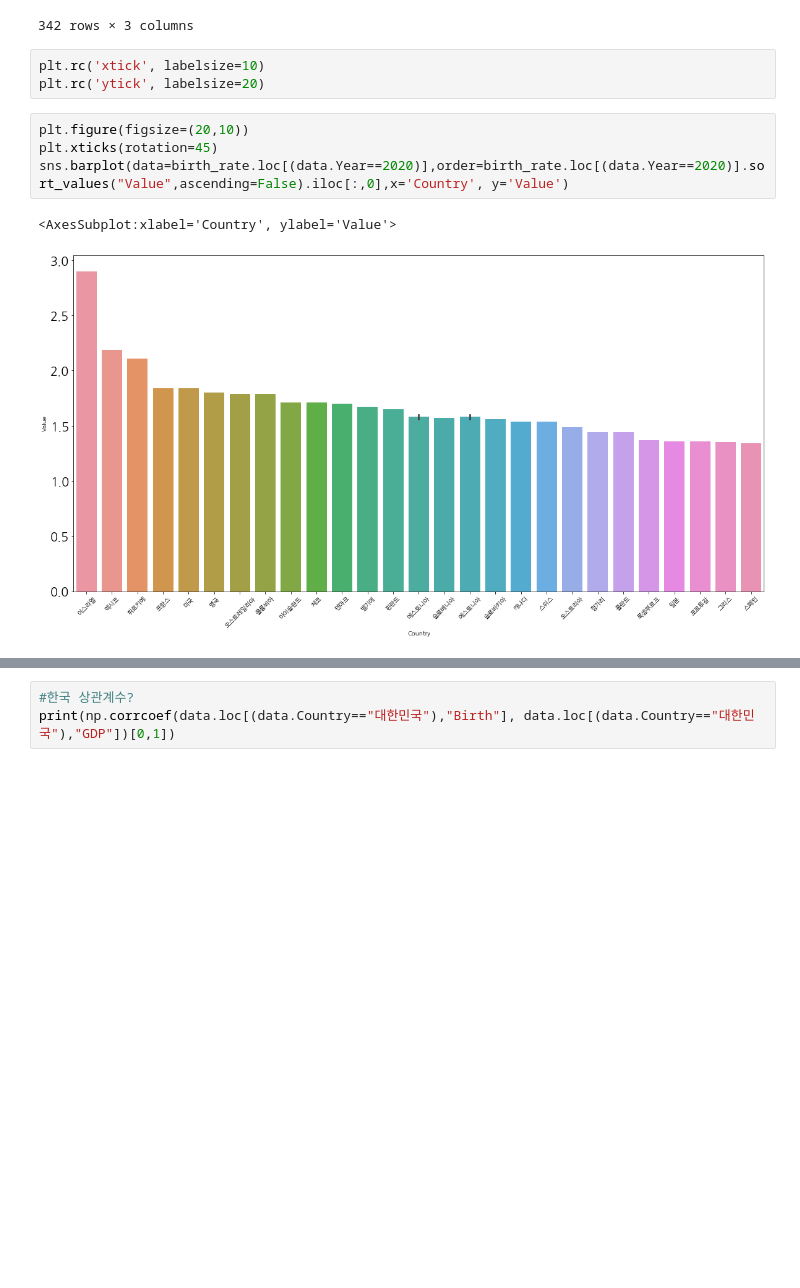
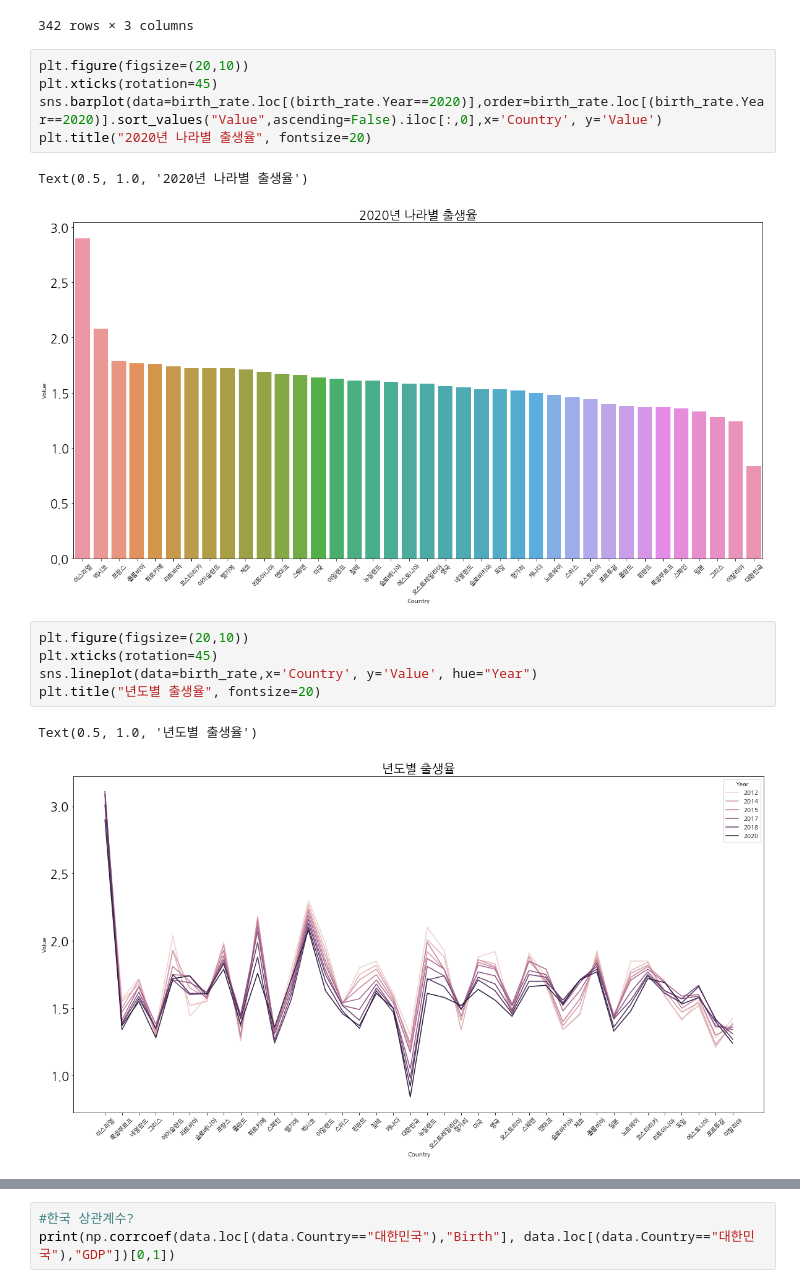
Before and after one commit to pkzi/-, a Jupyter notebook: 출생률 - GDP 상관관계.ipynb, the cells around one changed output, grey strips where cells are left out. Saved outputs shown, nothing was run; the diff lists cells and outputs as text; blank space fills up the shorter version.

```diff
--- a/출생률 - GDP 상관관계.ipynb
+++ b/출생률 - GDP 상관관계.ipynb
@@ -48,14 +50,20 @@ birth_rate
 | 340 | 이탈리아 | 2019 | 1.27 |
 | 341 | 이탈리아 | 2020 | 1.24 |
 342 rows × 3 columns
-# %%
-plt.rc('xtick', labelsize=10)
-plt.rc('ytick', labelsize=20)
 # %%
 plt.figure(figsize=(20,10))
 plt.xticks(rotation=45)
-sns.barplot(data=birth_rate.loc[(data.Year==2020)],order=birth_rate.loc[(data.Year==2020)].sort_values("Value",ascending=False).iloc[:,0],x='Country', y='Value')
+sns.barplot(data=birth_rate.loc[(birth_rate.Year==2020)],order=birth_rate.loc[(birth_rate.Year==2020)].sort_values("Value",ascending=False).iloc[:,0],x='Country', y='Value')
+plt.title("2020년 나라별 출생율", fontsize=20)
 # %% [output]
-<AxesSubplot:xlabel='Country', ylabel='Value'>
+Text(0.5, 1.0, '2020년 나라별 출생율')
-[figure, old version]
+[figure, new version]
+# %%
+plt.figure(figsize=(20,10))
+plt.xticks(rotation=45)
+sns.lineplot(data=birth_rate,x='Country', y='Value', hue="Year")
+plt.title("년도별 출생율", fontsize=20)
+# %% [output]
+Text(0.5, 1.0, '년도별 출생율')
+[figure, added]
 # %%
```
Also changed, not shown: parts of 26 cells of this notebook.
